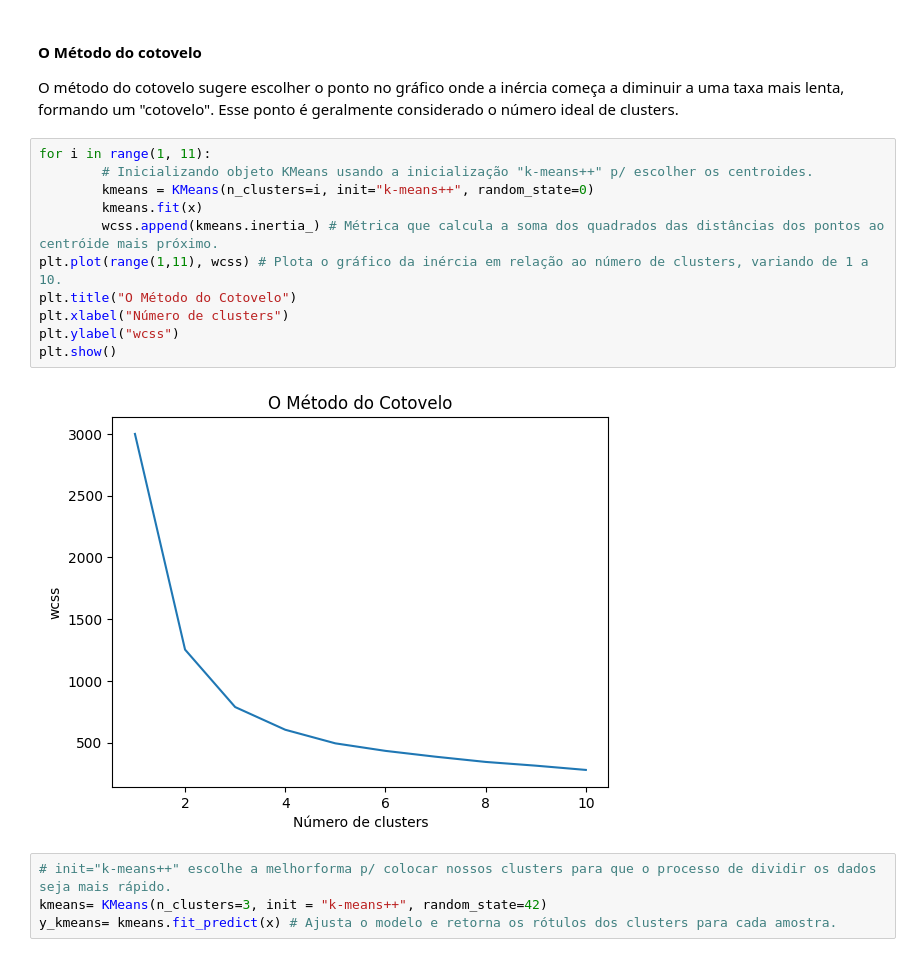
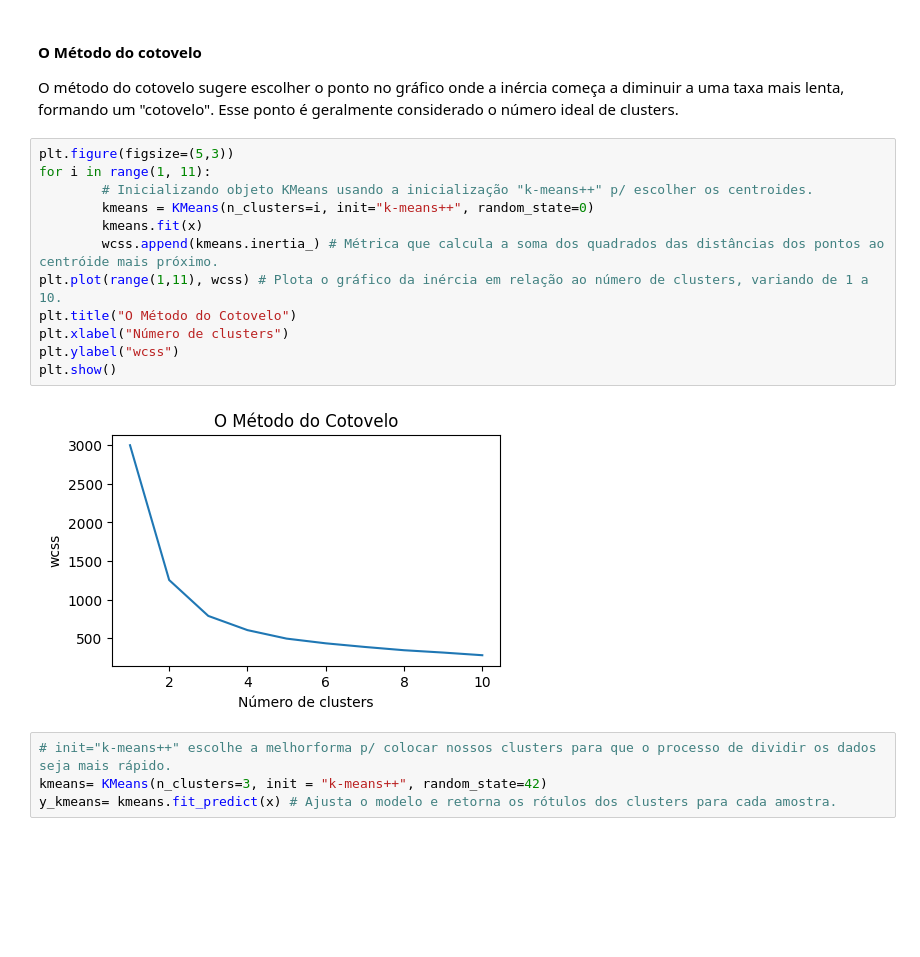
Before and after one commit to KARINAgoncalvesSOARES/kmens, a Jupyter notebook: 2_StudentsPerformance/Students_Performance.ipynb, the cells around one changed output. Cells and saved outputs as stored; diff of their text form; blank space fills up the shorter version.

```diff
--- a/2_StudentsPerformance/Students_Performance.ipynb
+++ b/2_StudentsPerformance/Students_Performance.ipynb
@@ -270,18 +270,19 @@ wcss = [] # Within-Cluster Sum of Squares / Soma de quadrados dentro do cluster
 
 O método do cotovelo sugere escolher o ponto no gráfico onde a inércia começa a diminuir a uma taxa mais lenta, formando um "cotovelo". Esse ponto é geralmente considerado o número ideal de clusters.
 # %%
+plt.figure(figsize=(5,3))
 for i in range(1, 11):
         # Inicializando objeto KMeans usando a inicialização "k-means++" p/ escolher os centroides.
         kmeans = KMeans(n_clusters=i, init="k-means++", random_state=0)
         kmeans.fit(x)
         wcss.append(kmeans.inertia_) # Métrica que calcula a soma dos quadrados das distâncias dos pontos ao centróide mais próximo.
 plt.plot(range(1,11), wcss) # Plota o gráfico da inércia em relação ao número de clusters, variando de 1 a 10.
 plt.title("O Método do Cotovelo")
 plt.xlabel("Número de clusters")
 plt.ylabel("wcss")
 plt.show()
 # %% [output]
-[figure, old version]
+[figure, new version]
 # %%
 # init="k-means++" escolhe a melhorforma p/ colocar nossos clusters para que o processo de dividir os dados seja mais rápido.
 kmeans= KMeans(n_clusters=3, init = "k-means++", random_state=42)
```
Also changed, not shown: parts of 7 cells of this notebook.
